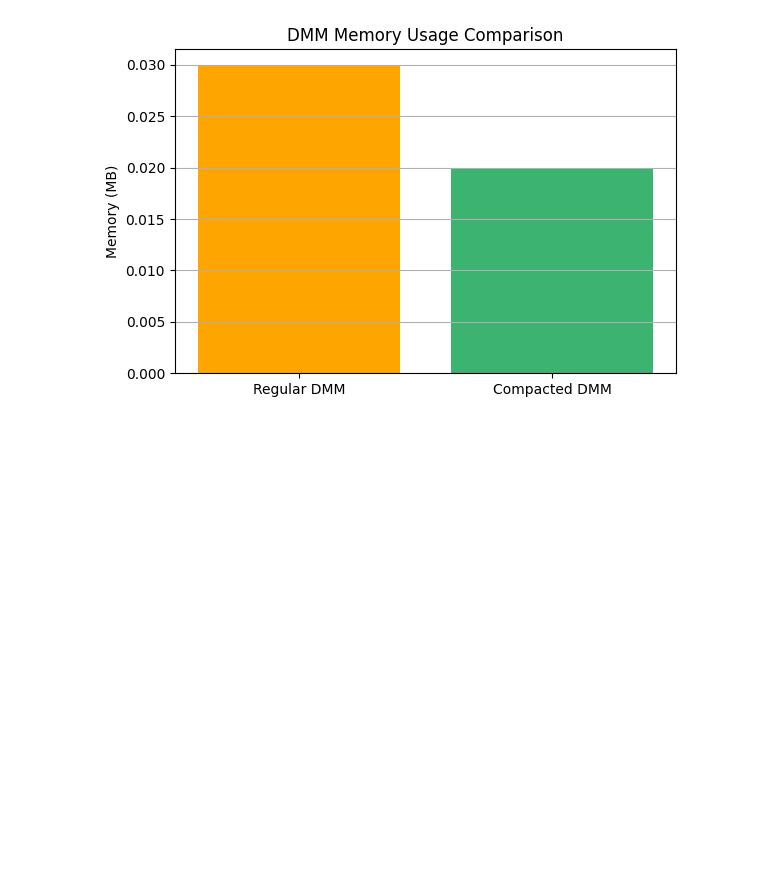
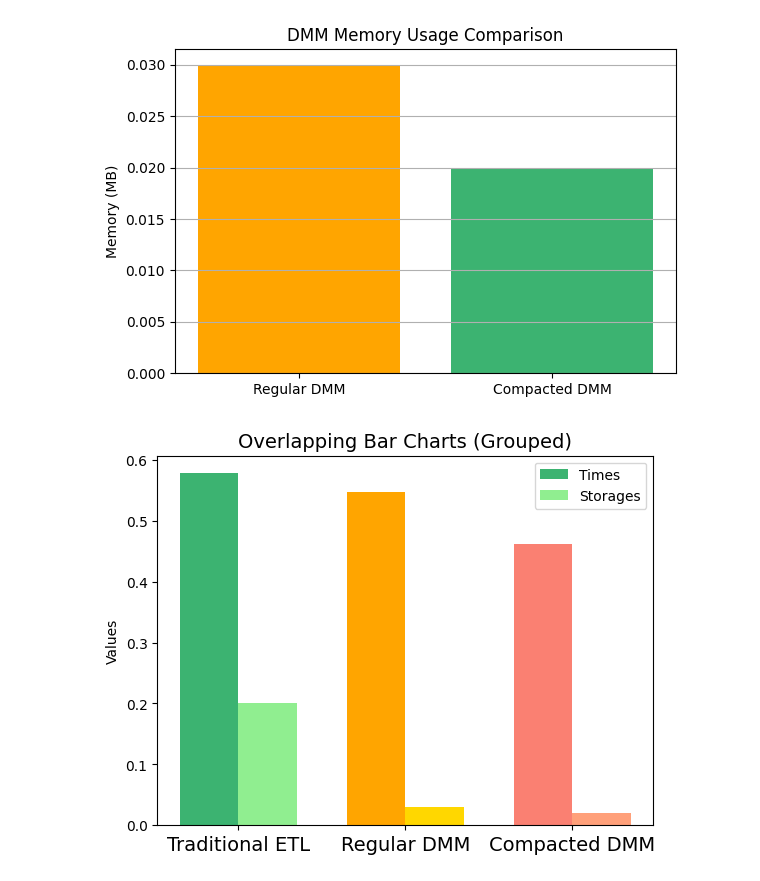
Before and after one commit to MarcoAxel/dmm-vs-lookup-etl, a Jupyter notebook: notebooks/06_visualize_all_etl.ipynb, the cells around one changed output. Drawn from its saved outputs; the diff is of its cells as text; code cells hidden in the pictures; blank space fills up the shorter version.

Commit message:
New Cobined Performance Comparison chart

```diff
--- a/notebooks/06_visualize_all_etl.ipynb
+++ b/notebooks/06_visualize_all_etl.ipynb
@@ -71,0 +79,32 @@ plt.show()
+# %%
+import matplotlib.pyplot as plt
+import numpy as np
+
+# Example data
+labels = ['Traditional ETL', 'Regular DMM', 'Compacted DMM']
+datasetT = [0.5780, 0.5468, 0.4611]
+datasetM = [0.20, 0.03, 0.02]
+
+x = np.arange(len(labels))  # positions for the bars
+
+bar_width = 0.35
+
+# Create the plot
+fig, ax = plt.subplots()
+
+# Bar chart 1
+bars1 = ax.bar(x - bar_width/2, datasetT, width=bar_width, label='Time', color =['mediumseagreen', 'orange','salmon'])
+
+# Bar chart 2
+bars2 = ax.bar(x + bar_width/2, datasetM, width=bar_width, label='Storage', color = ['lightgreen', 'gold', 'lightsalmon'])
+
+# Add labels
+ax.set_xticks(x)
+ax.set_xticklabels(labels, fontsize = 14)
+ax.set_ylabel('Values')
+ax.set_title('Overlapping Bar Charts (Grouped)', fontsize = 14)
+ax.legend(["Times", "Storages"])
+
+plt.show()
+# %% [output]
+[figure, added]
```
Also changed, not shown: parts of 3 cells of this notebook.
